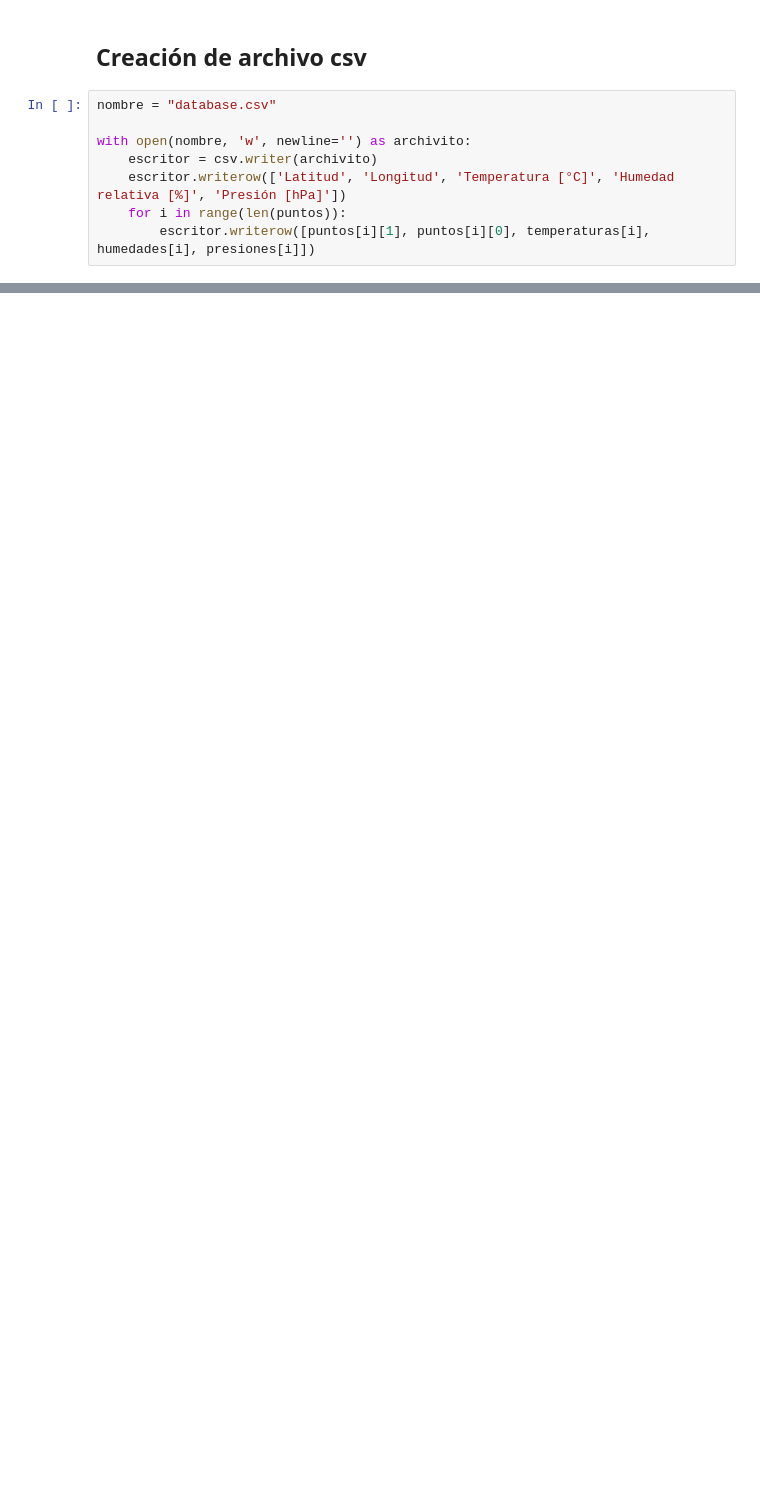
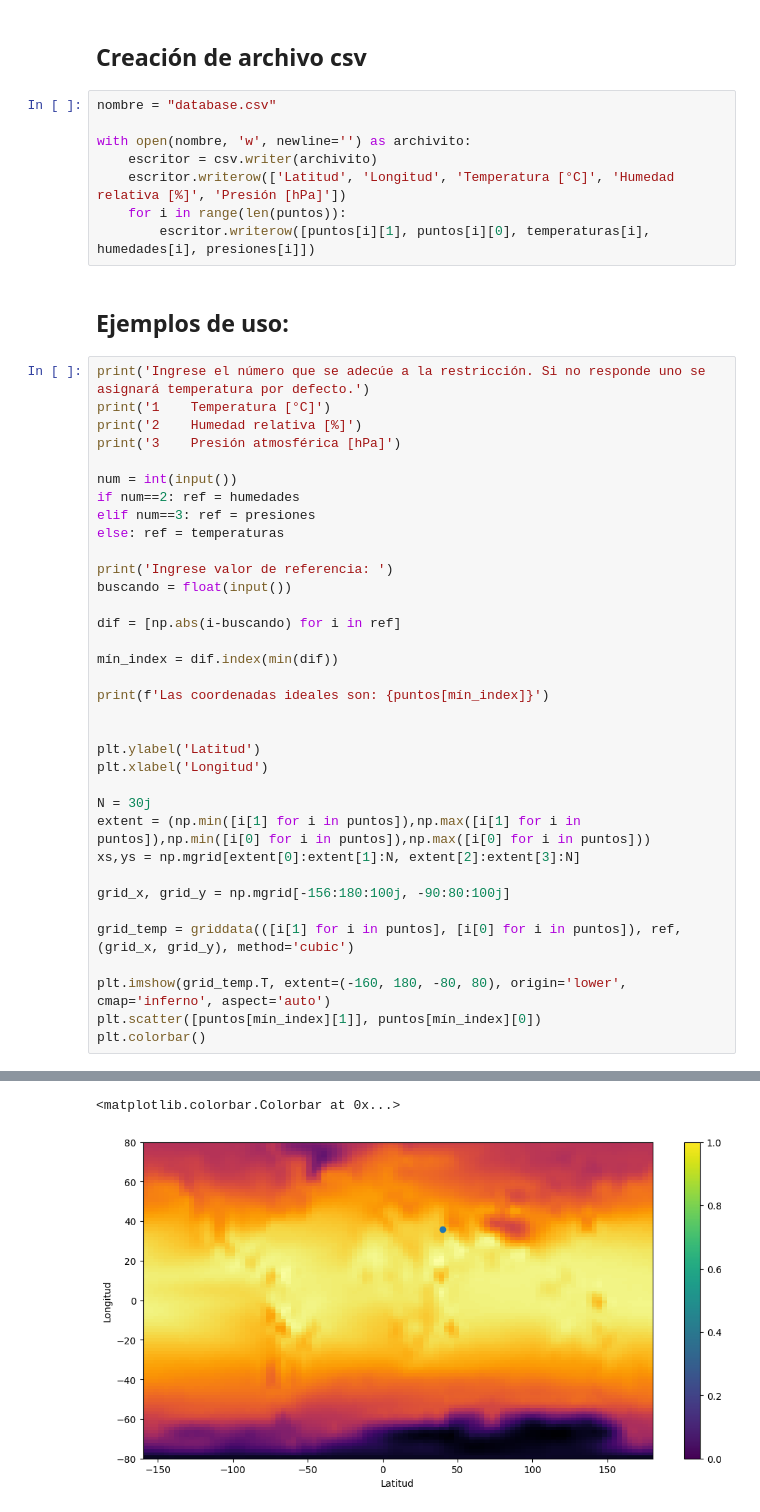
Before and after one commit to MartinWilckens/Coiponautas, a Jupyter notebook: recopilación_datos.ipynb, the cells around one changed output, grey strips where cells are left out. Drawn from its saved outputs; the diff is of its cells as text; blank space fills up the shorter version.

```diff
--- a/recopilación_datos.ipynb
+++ b/recopilación_datos.ipynb
@@ -131,3 +133,41 @@ with open(nombre, 'w', newline='') as archivito:
     escritor.writerow(['Latitud', 'Longitud', 'Temperatura [°C]', 'Humedad relativa [%]', 'Presión [hPa]'])
     for i in range(len(puntos)):
         escritor.writerow([puntos[i][1], puntos[i][0], temperaturas[i], humedades[i], presiones[i]])
+# %% [markdown]
+## Ejemplos de uso:
+# %%
+print('Ingrese el número que se adecúe a la restricción. Si no responde uno se asignará temperatura por defecto.')
+print('1    Temperatura [°C]')
+print('2    Humedad relativa [%]')
+print('3    Presión atmosférica [hPa]')
+
+num = int(input())
+if num==2: ref = humedades
+elif num==3: ref = presiones
+else: ref = temperaturas
+
+print('Ingrese valor de referencia: ')
+buscando = float(input())
+
+dif = [np.abs(i-buscando) for i in ref]
+
+mín_index = dif.index(min(dif))
+
+print(f'Las coordenadas ideales son: {puntos[mín_index]}')
+
+
+plt.ylabel('Latitud')
+plt.xlabel('Longitud')
+
+N = 30j
+extent = (np.min([i[1] for i in puntos]),np.max([i[1] for i in puntos]),np.min([i[0] for i in puntos]),np.max([i[0] for i in puntos]))
+xs,ys = np.mgrid[extent[0]:extent[1]:N, extent[2]:extent[3]:N]
+
+grid_x, grid_y = np.mgrid[-156:180:100j, -90:80:100j]
+
+grid_temp = griddata(([i[1] for i in puntos], [i[0] for i in puntos]), ref, (grid_x, grid_y), method='cubic')
+
+plt.imshow(grid_temp.T, extent=(-160, 180, -80, 80), origin='lower', cmap='inferno', aspect='auto')
+plt.scatter([puntos[mín_index][1]], puntos[mín_index][0])
+plt.colorbar()
+# %% [output]
@@ -133,0 +180,2 @@ with open(nombre, 'w', newline='') as archivito:
+<matplotlib.colorbar.Colorbar at 0x...>
+[figure, added]
```
Also changed, not shown: parts of 6 cells of this notebook, 4 other files.
